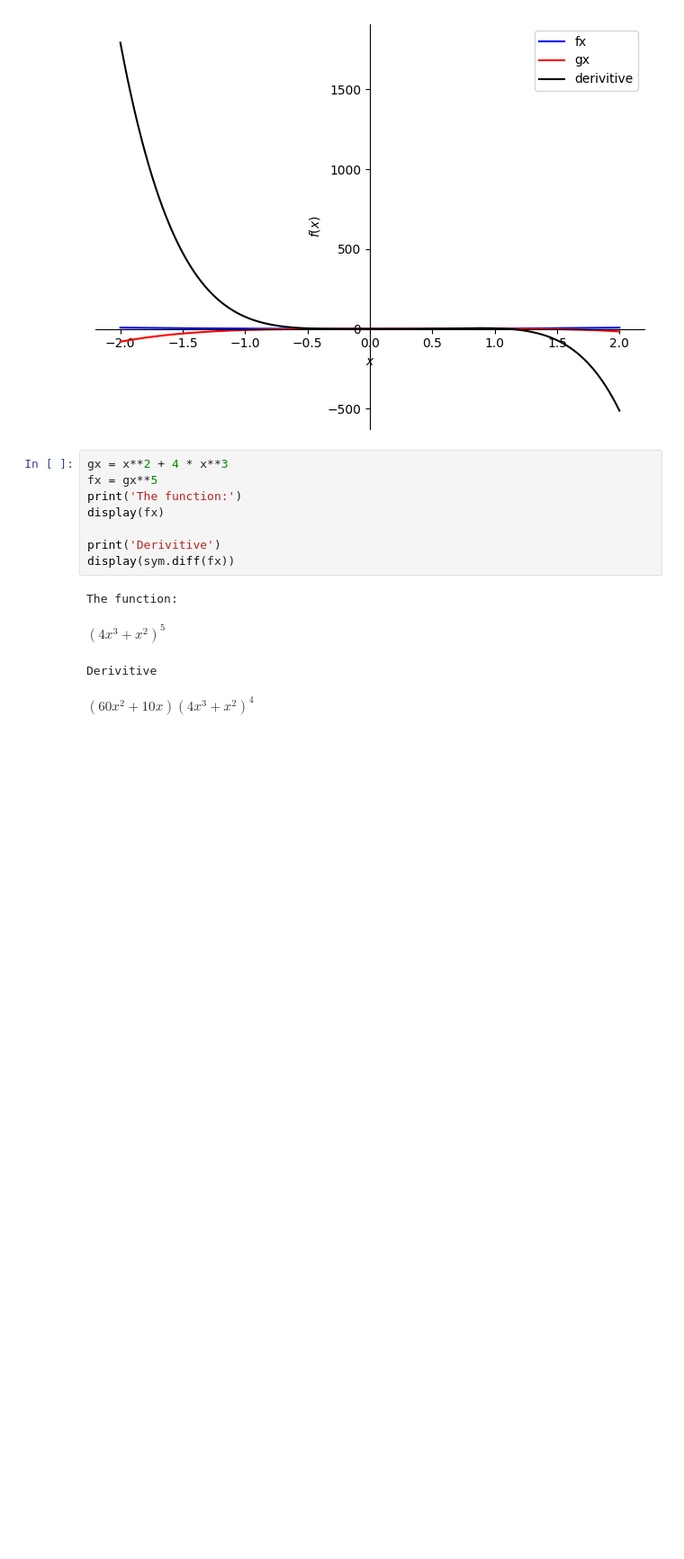
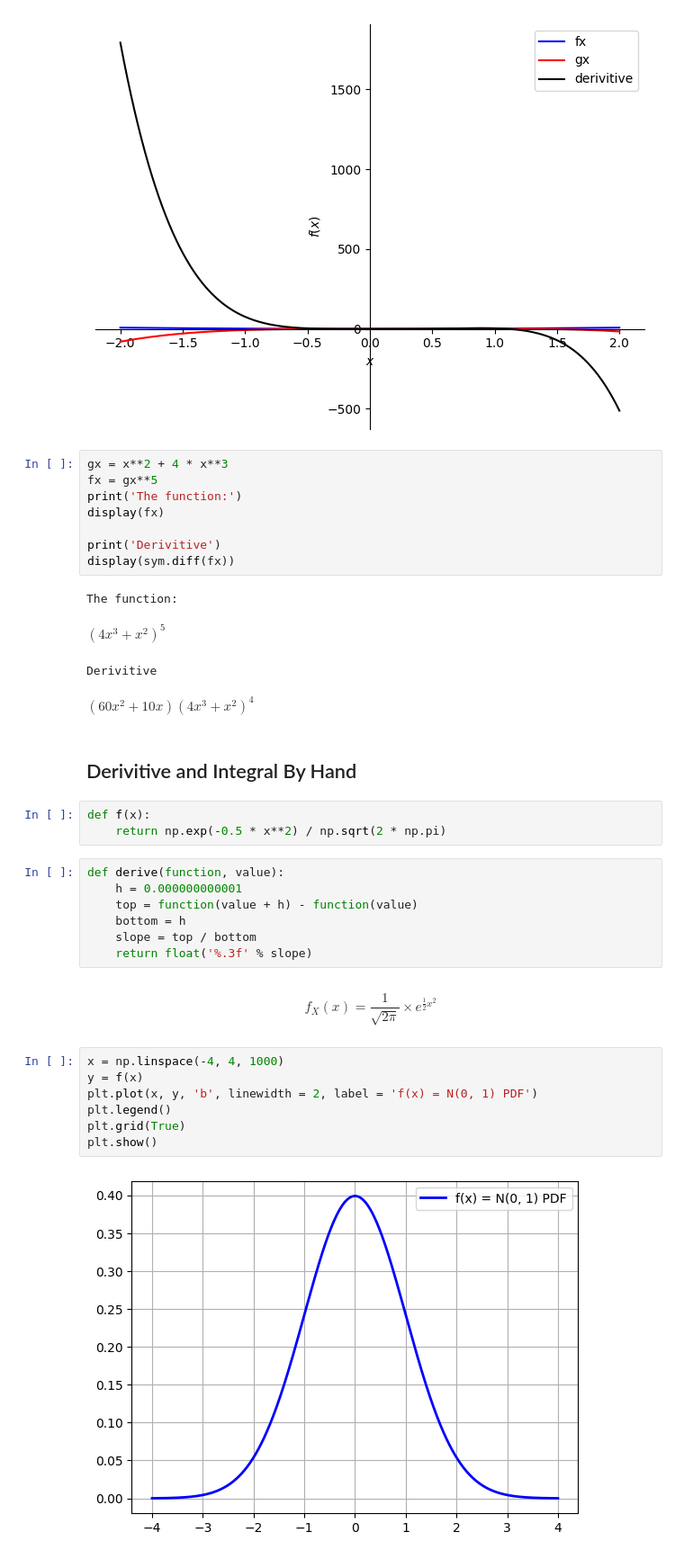
Before and after one commit to mus514/Probabilistic-ML, a Jupyter notebook: Math/derivitives.ipynb, the cells around one changed output. Shown at 90% size. Cells and saved outputs as stored; diff of their text form; blank space fills up the shorter version.

```diff
--- a/Math/derivitives.ipynb
+++ b/Math/derivitives.ipynb
@@ -117,3 +117,28 @@ The function:
 $\displaystyle \left(4 x^{3} + x^{2}\right)^{5}$
 Derivitive
 $\displaystyle \left(60 x^{2} + 10 x\right) \left(4 x^{3} + x^{2}\right)^{4}$
+# %% [markdown]
+## Derivitive and Integral By Hand
+# %%
+def f(x):
+    return np.exp(-0.5 * x**2) / np.sqrt(2 * np.pi)
+# %%
+def derive(function, value):
+    h = 0.000000000001
+    top = function(value + h) - function(value)
+    bottom = h
+    slope = top / bottom
+    return float('%.3f' % slope)
+# %% [markdown]
+$$
+f_X(x) = \frac{1}{\sqrt{2\pi}} \times e^{\frac{1}{2} x^2}
+$$
+# %%
+x = np.linspace(-4, 4, 1000)
+y = f(x)
+plt.plot(x, y, 'b', linewidth = 2, label = 'f(x) = N(0, 1) PDF')
+plt.legend()
+plt.grid(True)
+plt.show()
+# %% [output]
+[figure, added]
```
Also changed, not shown: parts of 3 cells of this notebook.
